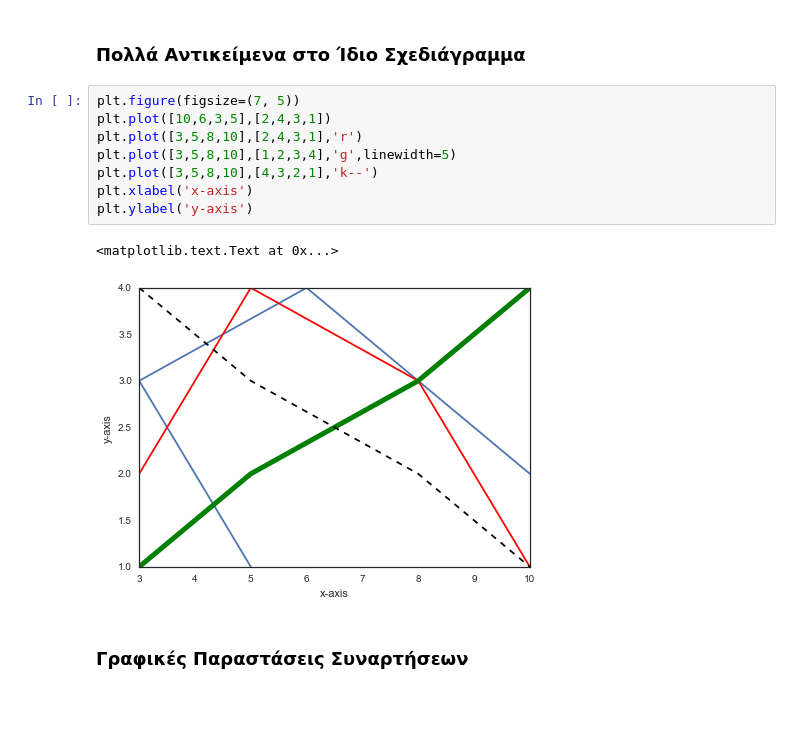
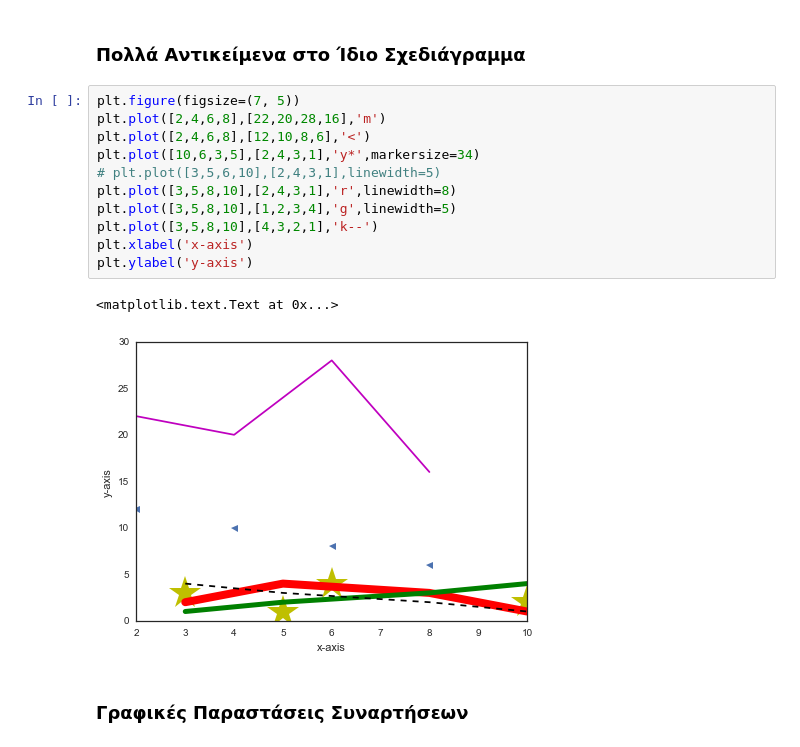
Before and after one commit to app-genesis/StatistikiMePython, a Jupyter notebook: EisagwgikiStatistikiMePython_1.ipynb, the cells around one changed output. Cells and saved outputs as stored; diff of their text form; blank space fills up the shorter version.

```diff
--- a/EisagwgikiStatistikiMePython_1.ipynb
+++ b/EisagwgikiStatistikiMePython_1.ipynb
@@ -385,15 +386,18 @@ plt.ylabel('y-axis')
 ### Πολλά Αντικείμενα στο Ίδιο Σχεδιάγραμμα
 # %%
 plt.figure(figsize=(7, 5))
-plt.plot([10,6,3,5],[2,4,3,1])
-plt.plot([3,5,8,10],[2,4,3,1],'r')
+plt.plot([2,4,6,8],[22,20,28,16],'m')
+plt.plot([2,4,6,8],[12,10,8,6],'<')
+plt.plot([10,6,3,5],[2,4,3,1],'y*',markersize=34)
+# plt.plot([3,5,6,10],[2,4,3,1],linewidth=5)
+plt.plot([3,5,8,10],[2,4,3,1],'r',linewidth=8)
 plt.plot([3,5,8,10],[1,2,3,4],'g',linewidth=5)
 plt.plot([3,5,8,10],[4,3,2,1],'k--')
 plt.xlabel('x-axis')
 plt.ylabel('y-axis')
 # %% [output]
 <matplotlib.text.Text at 0x...>
-[figure, old version]
+[figure, new version]
 # %% [markdown]
 ### Γραφικές Παραστάσεις Συναρτήσεων
 # %%
```
Also changed, not shown: parts of 40 cells of this notebook, 1 other file.
